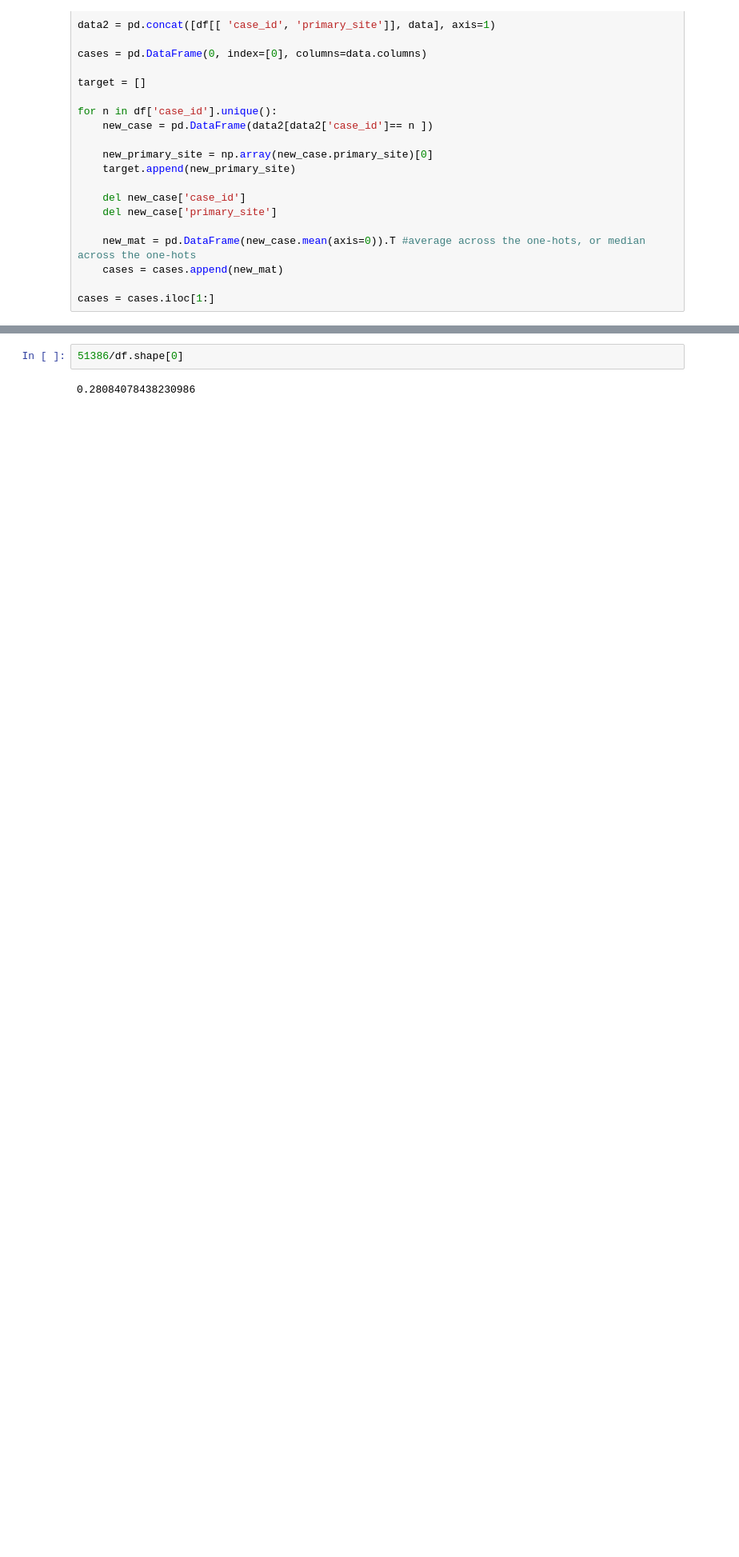
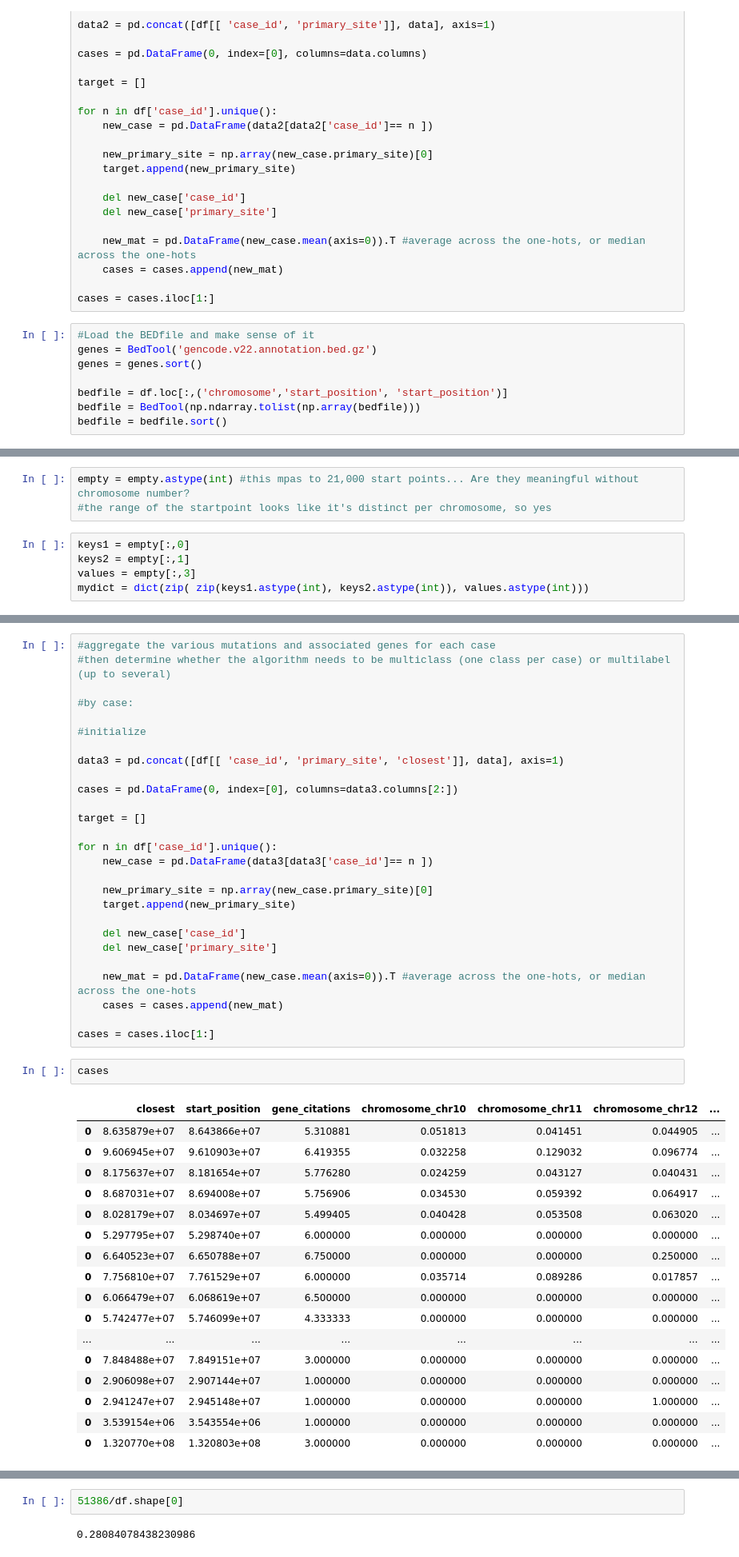
Before and after one commit to elysarose/myproject, a Jupyter notebook: site_classifier2.ipynb, the cells around one changed output, grey strips where cells are left out. Shown: that part at 80% size. Drawn from its saved outputs; the diff is of its cells as text; blank space fills up the shorter version.

Commit message:
added feature for closest gene, via pybedtools

```diff
--- a/site_classifier2.ipynb
+++ b/site_classifier2.ipynb
@@ -236,3 +235,11 @@ for n in df['case_id'].unique():
     cases = cases.append(new_mat)
 
 cases = cases.iloc[1:]
+# %%
+#Load the BEDfile and make sense of it
+genes = BedTool('gencode.v22.annotation.bed.gz')
+genes = genes.sort()
+
+bedfile = df.loc[:,('chromosome','start_position', 'start_position')]
+bedfile = BedTool(np.ndarray.tolist(np.array(bedfile)))
+bedfile = bedfile.sort()
@@ -238,0 +267,8 @@ cases = cases.iloc[1:]
+# %%
+empty = empty.astype(int) #this mpas to 21,000 start points... Are they meaningful without chromosome number?
+#the range of the startpoint looks like it's distinct per chromosome, so yes
+# %%
+keys1 = empty[:,0]
+keys2 = empty[:,1]
+values = empty[:,3]
+mydict = dict(zip( zip(keys1.astype(int), keys2.astype(int)), values.astype(int)))
@@ -238,0 +308,47 @@ cases = cases.iloc[1:]
+# %%
+#aggregate the various mutations and associated genes for each case
+#then determine whether the algorithm needs to be multiclass (one class per case) or multilabel (up to several)
+
+#by case:
+
+#initialize
+
+data3 = pd.concat([df[[ 'case_id', 'primary_site', 'closest']], data], axis=1)
+
+cases = pd.DataFrame(0, index=[0], columns=data3.columns[2:])
+
+target = []
+
+for n in df['case_id'].unique():
+    new_case = pd.DataFrame(data3[data3['case_id']== n ])
+
+    new_primary_site = np.array(new_case.primary_site)[0]
+    target.append(new_primary_site)
+
+    del new_case['case_id']
+    del new_case['primary_site']
+
+    new_mat = pd.DataFrame(new_case.mean(axis=0)).T #average across the one-hots, or median across the one-hots
+    cases = cases.append(new_mat)
+
+cases = cases.iloc[1:]
+# %%
+cases
+# %% [output]
+|  | closest | start_position | gene_citations | chromosome_chr10 | chromosome_chr11 | chromosome_chr12 | ... |
+| 0 | 8.635879e+07 | 8.643866e+07 | 5.310881 | 0.051813 | 0.041451 | 0.044905 | ... |
+| 0 | 9.606945e+07 | 9.610903e+07 | 6.419355 | 0.032258 | 0.129032 | 0.096774 | ... |
+| 0 | 8.175637e+07 | 8.181654e+07 | 5.776280 | 0.024259 | 0.043127 | 0.040431 | ... |
+| 0 | 8.687031e+07 | 8.694008e+07 | 5.756906 | 0.034530 | 0.059392 | 0.064917 | ... |
+| 0 | 8.028179e+07 | 8.034697e+07 | 5.499405 | 0.040428 | 0.053508 | 0.063020 | ... |
+| 0 | 5.297795e+07 | 5.298740e+07 | 6.000000 | 0.000000 | 0.000000 | 0.000000 | ... |
+| 0 | 6.640523e+07 | 6.650788e+07 | 6.750000 | 0.000000 | 0.000000 | 0.250000 | ... |
+| 0 | 7.756810e+07 | 7.761529e+07 | 6.000000 | 0.035714 | 0.089286 | 0.017857 | ... |
+| 0 | 6.066479e+07 | 6.068619e+07 | 6.500000 | 0.000000 | 0.000000 | 0.000000 | ... |
+| 0 | 5.742477e+07 | 5.746099e+07 | 4.333333 | 0.000000 | 0.000000 | 0.000000 | ... |
+| ... | ... | ... | ... | ... | ... | ... | ... |
+| 0 | 7.848488e+07 | 7.849151e+07 | 3.000000 | 0.000000 | 0.000000 | 0.000000 | ... |
+| 0 | 2.906098e+07 | 2.907144e+07 | 1.000000 | 0.000000 | 0.000000 | 0.000000 | ... |
+| 0 | 2.941247e+07 | 2.945148e+07 | 1.000000 | 0.000000 | 0.000000 | 1.000000 | ... |
+| 0 | 3.539154e+06 | 3.543554e+06 | 1.000000 | 0.000000 | 0.000000 | 0.000000 | ... |
+| 0 | 1.320770e+08 | 1.320803e+08 | 3.000000 | 0.000000 | 0.000000 | 0.000000 | ... |
```
Also changed, not shown: parts of 13 cells of this notebook.
